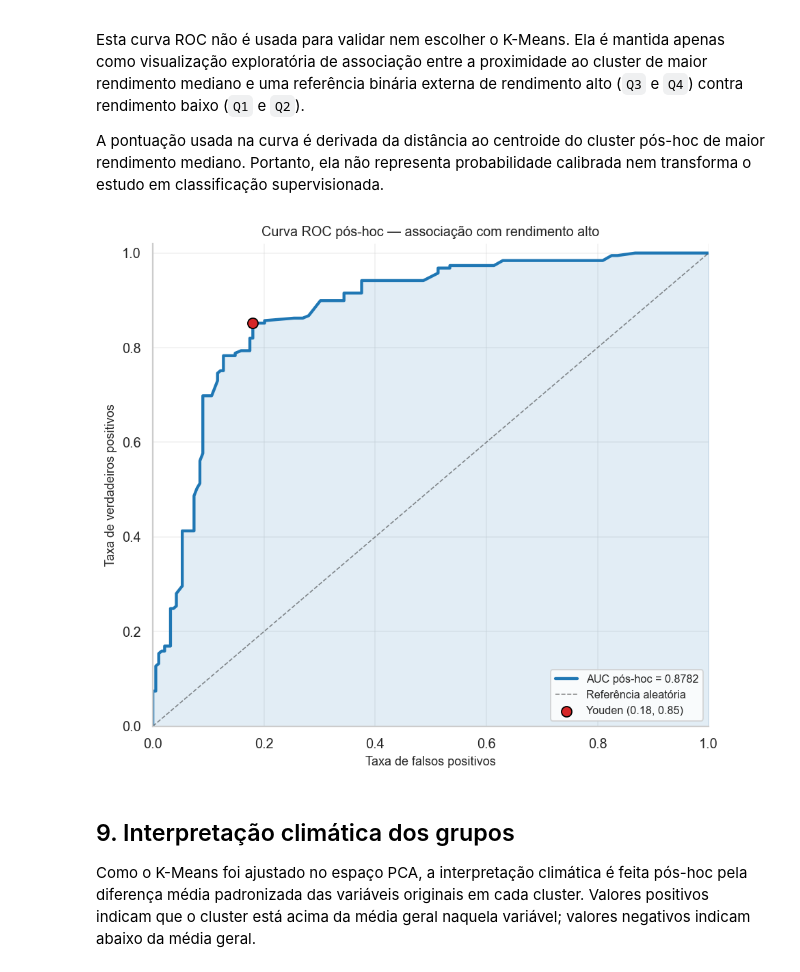
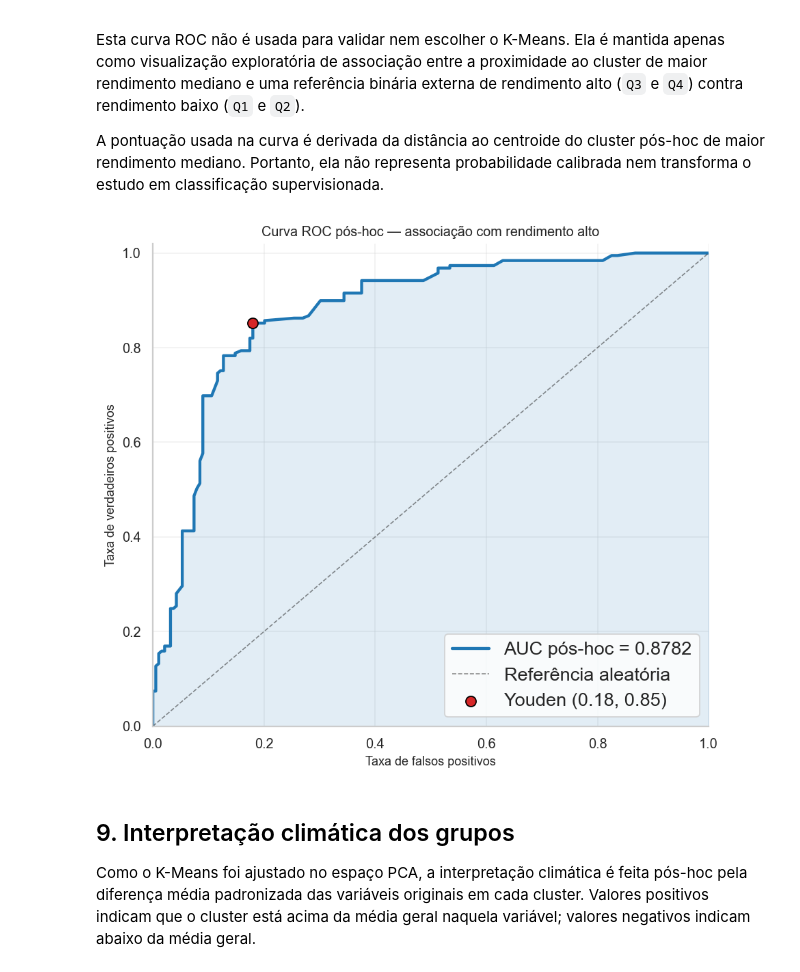
Before and after one commit to Bruno-P-d-E/mineracao-de-dados-clima-soja-parana, a Jupyter notebook: src/mining/unsupervised.ipynb, the cells around one changed output. Saved outputs shown, nothing was run; the diff lists cells and outputs as text; code cells hidden in the pictures.

```diff
--- a/src/mining/unsupervised.ipynb
+++ b/src/mining/unsupervised.ipynb
@@ -156,7 +155,6 @@ def compute_internal_metrics(X: np.ndarray, labels: np.ndarray) -> dict[str, flo
     counts = pd.Series(labels).value_counts().sort_index()
     return {
         "silhouette":        float(silhouette_score(X, labels)),
-        "davies_bouldin":    float(davies_bouldin_score(X, labels)),
         "calinski_harabasz": float(calinski_harabasz_score(X, labels)),
         "min_cluster_share": float(counts.min() / len(labels)),
         "cluster_size_cv":   float(counts.std(ddof=0) / counts.mean()),
@@ -449,8 +446,8 @@ if eligible.empty:
     eligible = selection.copy()
 
 best_row = eligible.sort_values(
-    ["consensus_rank_sum", "internal_rank_sum", "davies_bouldin"],
-    ascending=[True, True, True],
+    ["consensus_rank_sum", "internal_rank_sum"],
+    ascending=[True, True],
 ).iloc[0]
 BEST_K = int(best_row["k"])
 
@@ -567,7 +562,6 @@ O radar segue o padrão visual do notebook original, mas substitui métricas sup
 # %%
 radar_metrics = [
     "Silhouette",
-    "Davies-Bouldin invertido",
     "Calinski-Harabasz",
     "Menor cluster",
     "ARI sementes",
@@ -593,8 +587,7 @@ ax.set_xticklabels(radar_metrics, fontsize=9)
 ax.set_ylim(0, 1)
 ax.set_yticks([0.2, 0.4, 0.6, 0.8, 1.0])
 ax.set_yticklabels(["0.2", "0.4", "0.6", "0.8", "1.0"], fontsize=7)
-ax.set_title("Radar de critérios internos e estabilidade — K-Means", fontsize=12, pad=18)
-ax.legend(loc="upper right", bbox_to_anchor=(1.28, 1.12), fontsize=9)
+ax.legend(loc="upper right", bbox_to_anchor=(1.28, 1.12), fontsize=15)
 ax.grid(alpha=0.3)
 
 plt.tight_layout()
@@ -738,35 +731,35 @@ else:
 
     fpr, tpr, thresholds = roc_curve(y_binary, posthoc_score)
     auc_value = auc(fpr, tpr)
 
     pd.DataFrame({"fpr": fpr, "tpr": tpr, "threshold": thresholds}).to_csv(
         OUTPUT_DIR / "kmeans_roc_posthoc_binary.csv", index=False, encoding="utf-8-sig"
     )
 
     fig, ax = plt.subplots(figsize=(7.2, 6.4))
     ax.plot(fpr, tpr, color=BASE_PALETTE[3], lw=2.4, label=f"AUC pós-hoc = {auc_value:.4f}")
     ax.fill_between(fpr, tpr, color=BASE_PALETTE[3], alpha=0.13)
     ax.plot([0, 1], [0, 1], "k--", lw=0.9, alpha=0.5, label="Referência aleatória")
 
     youden_idx = int(np.argmax(tpr - fpr))
     ax.scatter(
         fpr[youden_idx], tpr[youden_idx],
         s=70, color=BASE_PALETTE[0], edgecolors="black", zorder=5,
         label=f"Youden ({fpr[youden_idx]:.2f}, {tpr[youden_idx]:.2f})",
     )
 
     ax.set_title("Curva ROC pós-hoc — associação com rendimento alto")
     ax.set_xlabel("Taxa de falsos positivos")
     ax.set_ylabel("Taxa de verdadeiros positivos")
     ax.set_xlim(0, 1)
     ax.set_ylim(0, 1.02)
     ax.grid(alpha=0.25)
-    ax.legend(fontsize=9, loc="lower right")
+    ax.legend(fontsize=12, loc="lower right")
     plt.tight_layout()
     fig.savefig(OUTPUT_DIR / "kmeans_roc_posthoc_binary.png", dpi=170, bbox_inches="tight")
     plt.show()
 # %% [output]
-[figure, old version]
+[figure, new version]
 # %% [markdown]
 ## 9. Interpretação climática dos grupos
 
```
Also changed, not shown: parts of 11 cells of this notebook, 22 other files.
